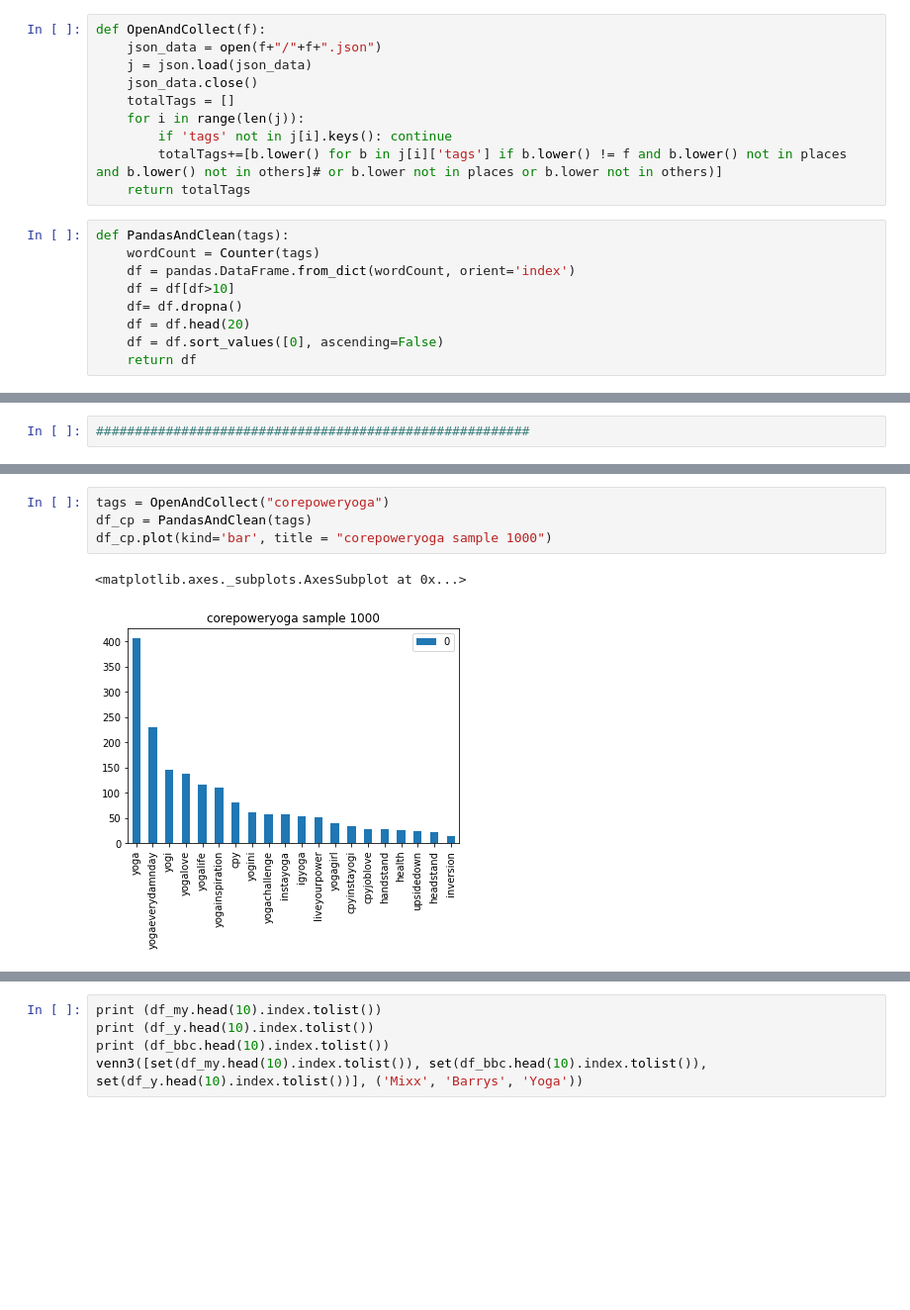
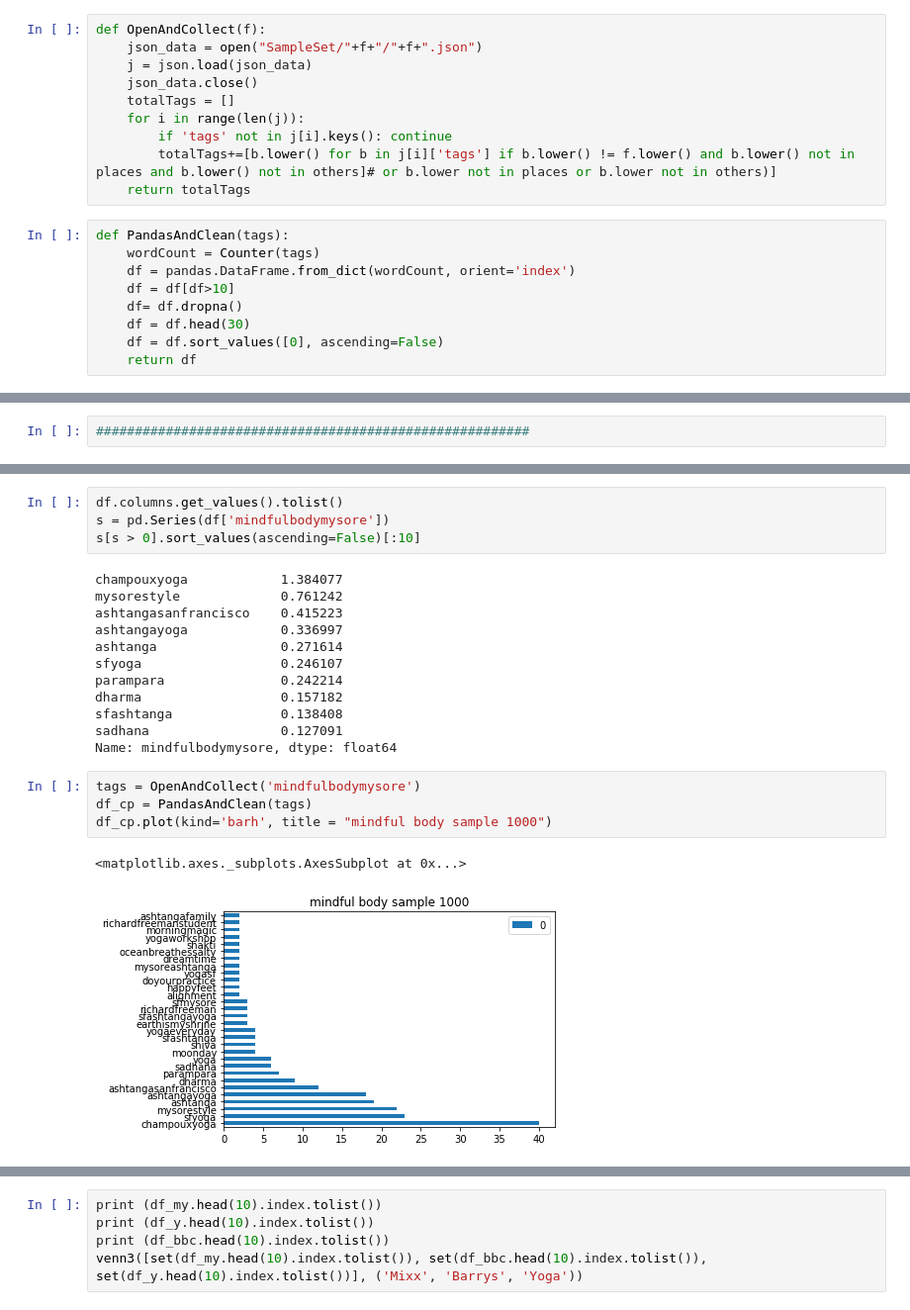
Before and after one commit to mfrate28/Insight, a Jupyter notebook: VisualizingTopHashtags.ipynb, the cells around one changed output, grey strips where cells are left out. Shown at 99% size. Drawn from its saved outputs; the diff is of its cells as text; blank space fills up the shorter version.

Commit message:
final plot prettified

```diff
--- a/VisualizingTopHashtags.ipynb
+++ b/VisualizingTopHashtags.ipynb
@@ -10,12 +12,12 @@ from matplotlib_venn import venn3
 # %%
 def OpenAndCollect(f):
-    json_data = open(f+"/"+f+".json")
+    json_data = open("SampleSet/"+f+"/"+f+".json")
     j = json.load(json_data)
     json_data.close()
     totalTags = []
     for i in range(len(j)):
         if 'tags' not in j[i].keys(): continue
-        totalTags+=[b.lower() for b in j[i]['tags'] if b.lower() != f and b.lower() not in places and b.lower() not in others]# or b.lower not in places or b.lower not in others)]
+        totalTags+=[b.lower() for b in j[i]['tags'] if b.lower() != f.lower() and b.lower() not in places and b.lower() not in others]# or b.lower not in places or b.lower not in others)]
     return totalTags
 # %%
 def PandasAndClean(tags):
@@ -23,6 +25,6 @@ def PandasAndClean(tags):
     df = pandas.DataFrame.from_dict(wordCount, orient='index')
     df = df[df>10]
     df= df.dropna()
-    df = df.head(20)
+    df = df.head(30)
     df = df.sort_values([0], ascending=False)
     return df
@@ -34,7 +80,23 @@ others = ['bossbabe', 'fitfam', 'bestgym', 'bestworkout', 'repost', 'photography
+# %%
+df.columns.get_values().tolist()
+s = pd.Series(df['mindfulbodymysore'])
+s[s > 0].sort_values(ascending=False)[:10]
+# %% [output]
+champouxyoga            1.384077
+mysorestyle             0.761242
+ashtangasanfrancisco    0.415223
+ashtangayoga            0.336997
+ashtanga                0.271614
+sfyoga                  0.246107
+parampara               0.242214
+dharma                  0.157182
+sfashtanga              0.138408
+sadhana                 0.127091
+Name: mindfulbodymysore, dtype: float64
 # %%
-tags = OpenAndCollect("corepoweryoga")
+tags = OpenAndCollect('mindfulbodymysore')
 df_cp = PandasAndClean(tags)
-df_cp.plot(kind='bar', title = "corepoweryoga sample 1000")
+df_cp.plot(kind='barh', title = "mindful body sample 1000")
 # %% [output]
 <matplotlib.axes._subplots.AxesSubplot at 0x...>
-[figure, old version]
+[figure, new version]
```
Also changed, not shown: parts of 16 cells of this notebook.
